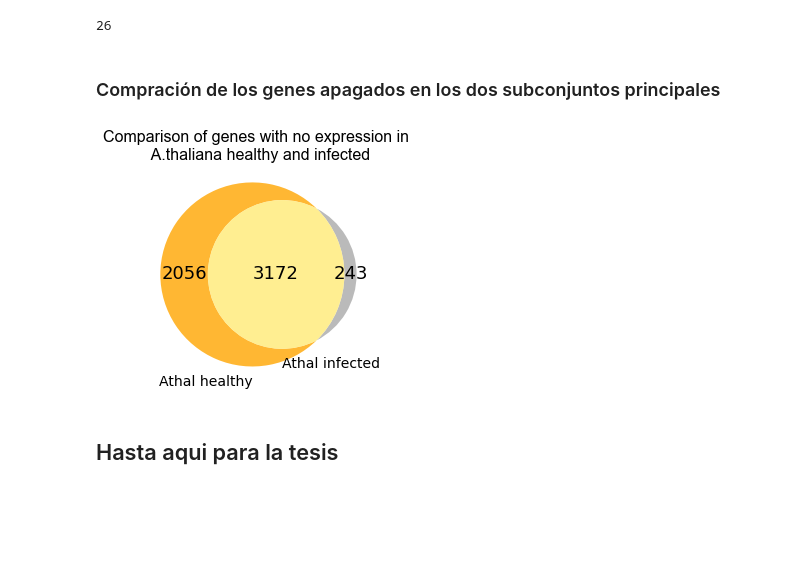
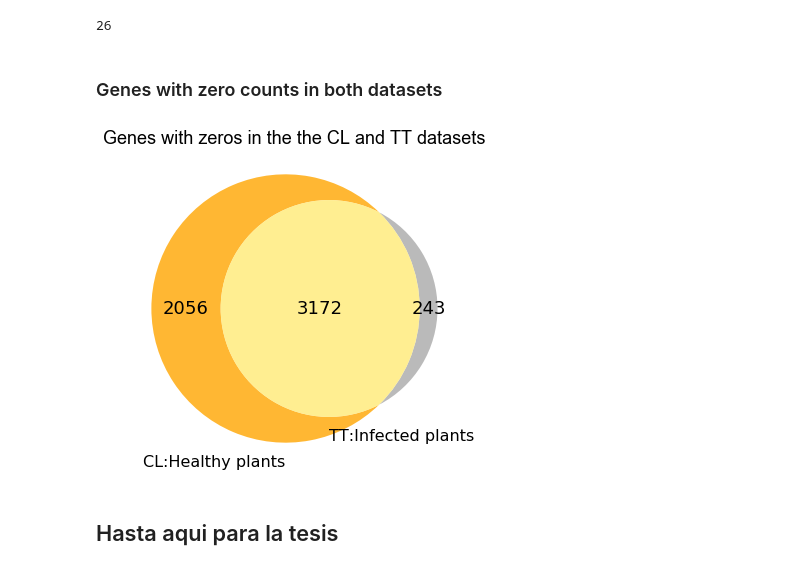
Before and after one commit to cyntsc/meta-analisis-athal, a Jupyter notebook: notebooks/Venn_diagram_genes_in_ceros.ipynb, the cells around one changed output. Saved outputs shown, nothing was run; the diff lists cells and outputs as text; code cells hidden in the pictures; blank space fills up the shorter version.

```diff
--- a/notebooks/Venn_diagram_genes_in_ceros.ipynb
+++ b/notebooks/Venn_diagram_genes_in_ceros.ipynb
@@ -31,5 +31,5 @@ matplotlib-venn-0.11.5
 ### Subset 1: Control
 **Crea la lista de genes en ceros del conjunto de datos de control "Dataset1"**
 # %%
-file="all_healthy_geneIDs_with_zeros.csv"   #all_infected_geneIDs_with_zeros.csv
+file="healthy_geneIDs_with_zeros.csv"   #all_infected_geneIDs_with_zeros.csv
 df= pd.read_csv(file, sep='\t', header=None)
@@ -46,7 +55,7 @@ Int64Index([0], dtype='int64')
 ### Subset 2: Tratamientos
 **Crea la lista de genes en ceros del conjunto de datos de tratamientos "Dataset2"**
 # %%
-file="all_infected_geneIDs_with_zeros.csv"
+file="infected_geneIDs_with_zeros.csv"
 df= pd.read_csv(file, sep='\t', header=None)
 # %%
 print(df.shape)
@@ -72,23 +81,24 @@ len(set_universal)
 (26, 1)
 Int64Index([0], dtype='int64')
 26
-# %% [markdown]
-### Compración de los genes apagados en los dos subconjuntos principales
+# %% [markdown]
+### Genes with zero counts in both datasets
 # %%
-axis_font = {'fontname':'Arial', 'size':'16'}
+axis_font = {'fontname':'Arial', 'size':'18'}
 
+plt.figure(figsize=(6,6))
 diagram=venn2([set(set1_ctrl), set(set2_infect)],
-              set_labels = ('Athal healthy', 'Athal infected'),
+              set_labels = ('CL:Healthy plants', 'TT:Infected plants'),
               set_colors=('orange', 'darkgrey'), alpha = 0.8)
 
-plt.title("Comparison of genes with no expression in \n A.thaliana healthy and infected", **axis_font)
+plt.title("Genes with zeros in the the CL and TT datasets", **axis_font)
 
-for t in diagram.set_labels: t.set_fontsize(14)
+for t in diagram.set_labels: t.set_fontsize(16)
 for t in diagram.subset_labels: t.set_fontsize(18)
 
 plt.show()
 # %% [output]
-[figure, old version]
+[figure, new version]
 # %% [markdown]
 ## Hasta aqui para la tesis
 # %% [markdown]
```
Also changed, not shown: parts of 4 cells of this notebook.
